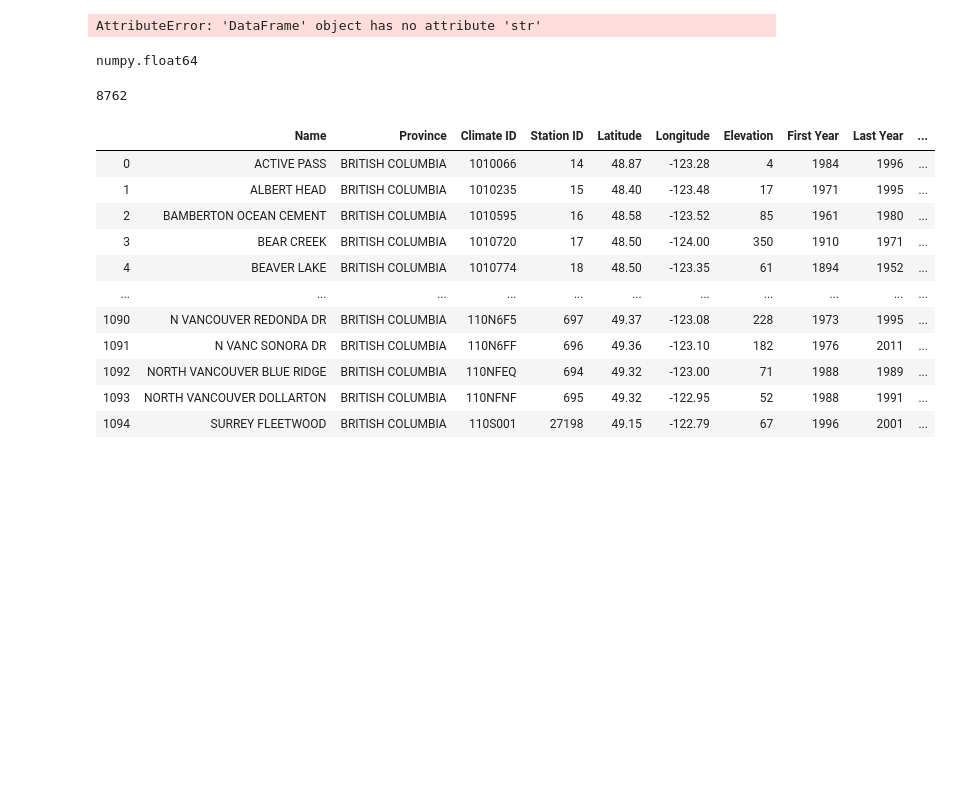
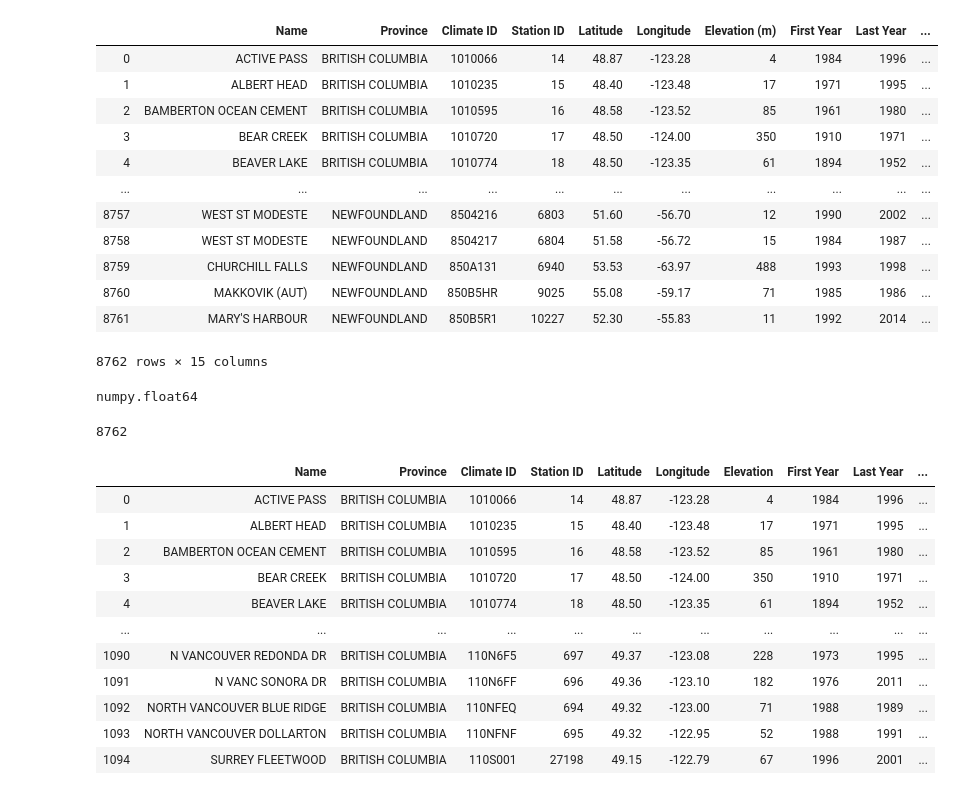
Before and after one commit to david-hurley/env-can-wx-app, a Jupyter notebook: map_generation.ipynb, the cells around one changed output. Saved outputs shown, nothing was run; the diff lists cells and outputs as text; code cells hidden in the pictures; blank space fills up the shorter version.

Commit message:
seperated data filtering step and added table filtering

```diff
--- a/map_generation.ipynb
+++ b/map_generation.ipynb
@@ -4,12 +4,25 @@ from folium.plugins import MarkerCluster
 import pandas as pd
 import numpy as np
 import matplotlib.pyplot as plt
-# %%
-df = pd.read_csv('station-metadata-processed.csv')
-if df.Name.str.contains('ACTIV').any():
-    print('y')
-# %% [output]
-AttributeError: 'DataFrame' object has no attribute 'str'
+# %%
+df = pd.read_csv('station-metadata-processed.csv')
+dd = df.to_json(date_format='iso',orient='split')
+pd.read_json(dd,orient='split')
+df
+# %% [output]
+|  | Name | Province | Climate ID | Station ID | Latitude | Longitude | Elevation (m) | First Year | Last Year | ... |
+| 0 | ACTIVE PASS | BRITISH COLUMBIA | 1010066 | 14 | 48.87 | -123.28 | 4 | 1984 | 1996 | ... |
+| 1 | ALBERT HEAD | BRITISH COLUMBIA | 1010235 | 15 | 48.40 | -123.48 | 17 | 1971 | 1995 | ... |
+| 2 | BAMBERTON OCEAN CEMENT | BRITISH COLUMBIA | 1010595 | 16 | 48.58 | -123.52 | 85 | 1961 | 1980 | ... |
+| 3 | BEAR CREEK | BRITISH COLUMBIA | 1010720 | 17 | 48.50 | -124.00 | 350 | 1910 | 1971 | ... |
+| 4 | BEAVER LAKE | BRITISH COLUMBIA | 1010774 | 18 | 48.50 | -123.35 | 61 | 1894 | 1952 | ... |
+| ... | ... | ... | ... | ... | ... | ... | ... | ... | ... | ... |
+| 8757 | WEST ST MODESTE | NEWFOUNDLAND | 8504216 | 6803 | 51.60 | -56.70 | 12 | 1990 | 2002 | ... |
+| 8758 | WEST ST MODESTE | NEWFOUNDLAND | 8504217 | 6804 | 51.58 | -56.72 | 15 | 1984 | 1987 | ... |
+| 8759 | CHURCHILL FALLS | NEWFOUNDLAND | 850A131 | 6940 | 53.53 | -63.97 | 488 | 1993 | 1998 | ... |
+| 8760 | MAKKOVIK (AUT) | NEWFOUNDLAND | 850B5HR | 9025 | 55.08 | -59.17 | 71 | 1985 | 1986 | ... |
+| 8761 | MARY'S HARBOUR | NEWFOUNDLAND | 850B5R1 | 10227 | 52.30 | -55.83 | 11 | 1992 | 2014 | ... |
+8762 rows × 15 columns
 # %%
 data = [{
     'x': df.Latitude,
```
Also changed, not shown: 3 other files.
